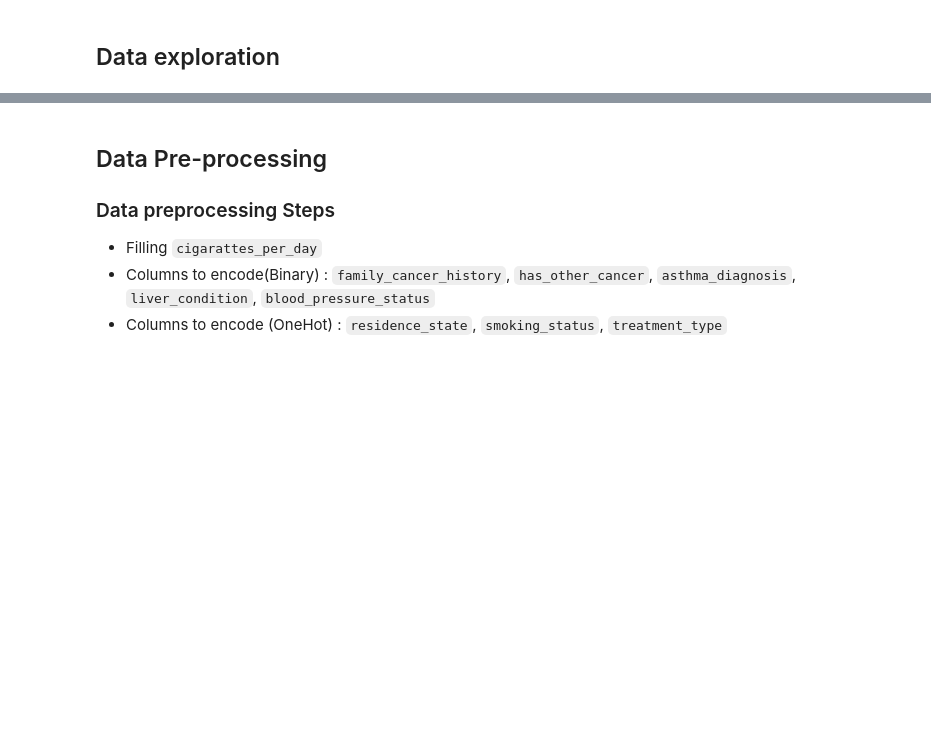
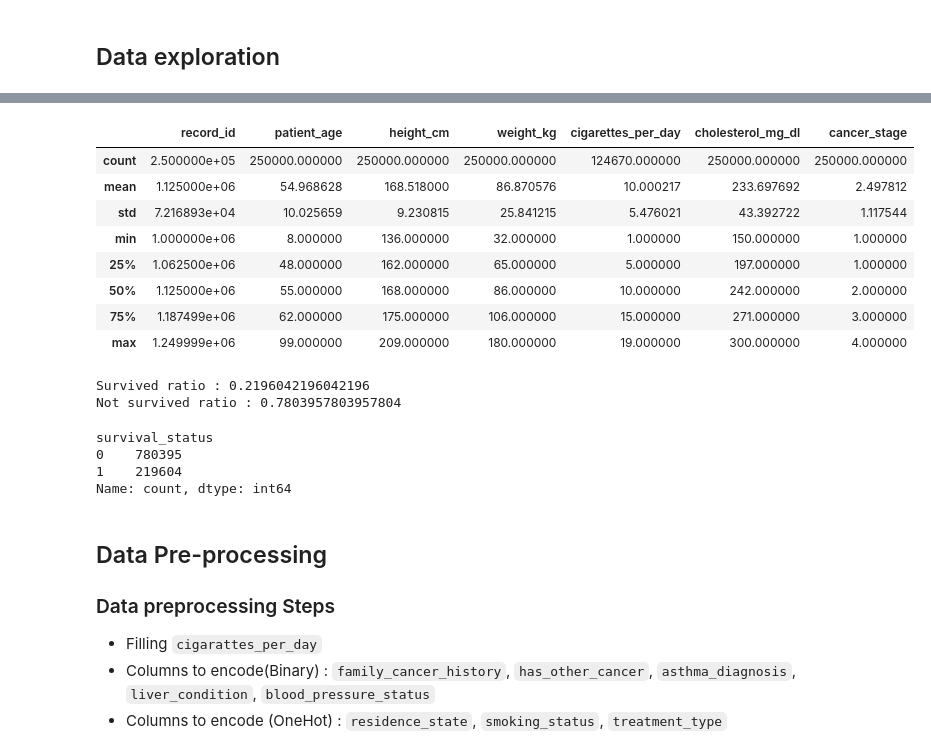
Before and after one commit to rivindu-ashinsa/Lung-Cancer-Prediction, a Jupyter notebook: metamorphs (1).ipynb, the cells around one changed output, grey strips where cells are left out. Drawn from its saved outputs; the diff is of its cells as text; code cells hidden in the pictures; blank space fills up the shorter version.

```diff
--- a/metamorphs (1).ipynb
+++ b/metamorphs (1).ipynb
@@ -35,3 +82,34 @@ df.isna().sum()
+# %%
+df_test.describe()
+# %% [output]
+|  | record_id | patient_age | height_cm | weight_kg | cigarettes_per_day | cholesterol_mg_dl | cancer_stage |
+| count | 2.500000e+05 | 250000.000000 | 250000.000000 | 250000.000000 | 124670.000000 | 250000.000000 | 250000.000000 |
+| mean | 1.125000e+06 | 54.968628 | 168.518000 | 86.870576 | 10.000217 | 233.697692 | 2.497812 |
+| std | 7.216893e+04 | 10.025659 | 9.230815 | 25.841215 | 5.476021 | 43.392722 | 1.117544 |
+| min | 1.000000e+06 | 8.000000 | 136.000000 | 32.000000 | 1.000000 | 150.000000 | 1.000000 |
+| 25% | 1.062500e+06 | 48.000000 | 162.000000 | 65.000000 | 5.000000 | 197.000000 | 1.000000 |
+| 50% | 1.125000e+06 | 55.000000 | 168.000000 | 86.000000 | 10.000000 | 242.000000 | 2.000000 |
+| 75% | 1.187499e+06 | 62.000000 | 175.000000 | 106.000000 | 15.000000 | 271.000000 | 3.000000 |
+| max | 1.249999e+06 | 99.000000 | 209.000000 | 180.000000 | 19.000000 | 300.000000 | 4.000000 |
+# %%
+# Survived to Not Survived Ratio
+survived = df_train['survival_status'].value_counts()[1]
+not_survived = df_train['survival_status'].value_counts()[0]
+
+survived_ratio = survived/df_train.shape[0]
+not_survived_ratio =  not_survived/df_train.shape[0]
+
+print(f"Survived ratio : {survived_ratio} \nNot survived ratio : {not_survived_ratio}")
+# %% [output]
+Survived ratio : 0.2196042196042196
+Not survived ratio : 0.7803957803957804
+# %%
+df_train['survival_status'].value_counts()
+# %% [output]
+survival_status
+0    780395
+1    219604
+Name: count, dtype: int64
 # %% [markdown]
 ## Data Pre-processing
 ### Data preprocessing Steps
```
Also changed, not shown: parts of 51 cells of this notebook.
